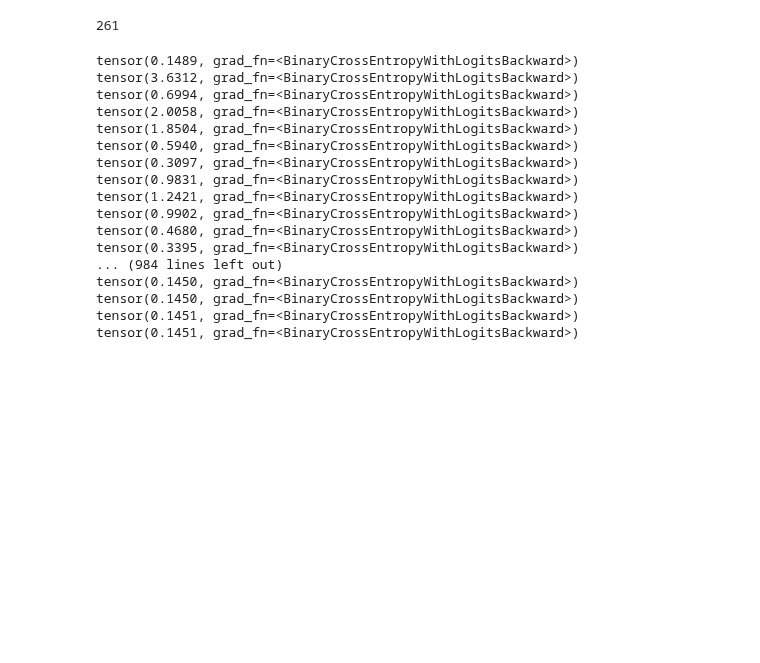
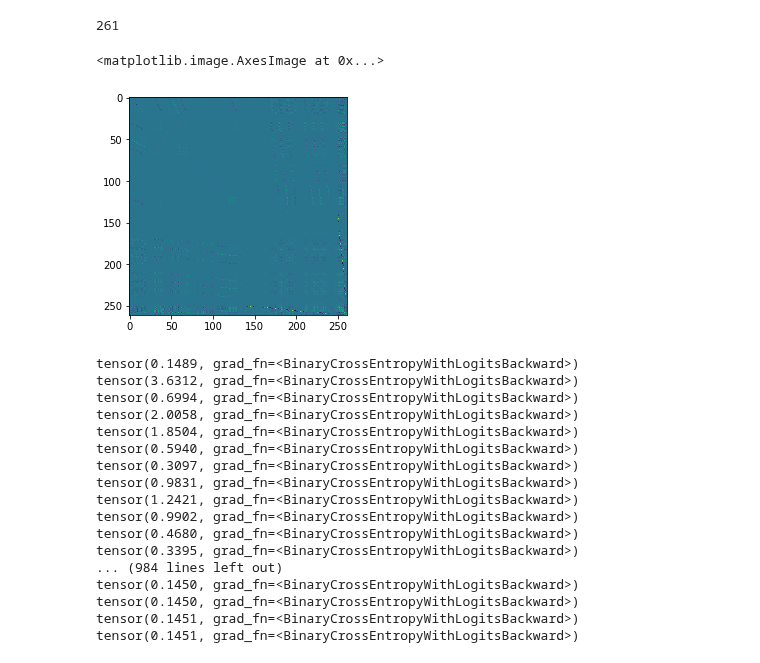
Before and after one commit to g-benton/hessian-eff-dim, a Jupyter notebook: Notebooks/two_spirals.ipynb, the cells around one changed output. Drawn from its saved outputs; the diff is of its cells as text; code cells hidden in the pictures; blank space fills up the shorter version.

```diff
--- a/Notebooks/two_spirals.ipynb
+++ b/Notebooks/two_spirals.ipynb
@@ -45,3 +68,8 @@ print(sum(p.numel() for p in optimus.net.parameters()))
+# %%
+plt.imshow(hessian)
+# %% [output]
+<matplotlib.image.AxesImage at 0x...>
+[figure, added]
 # %%
 if use_cuda:
     optimus = optimus.cuda()
```
Also changed, not shown: parts of 7 cells of this notebook, 2 other files.
